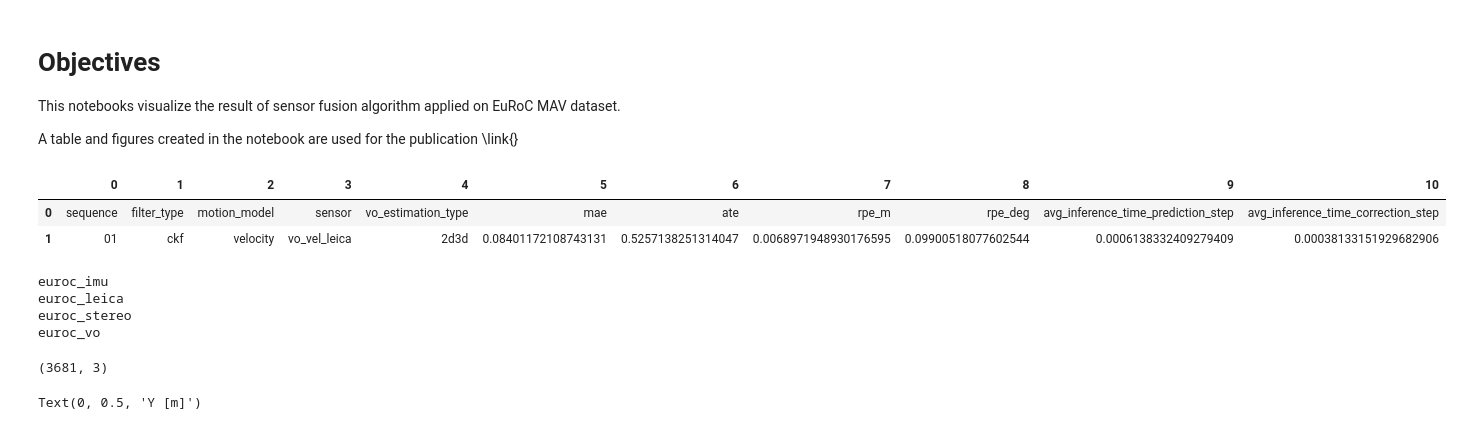
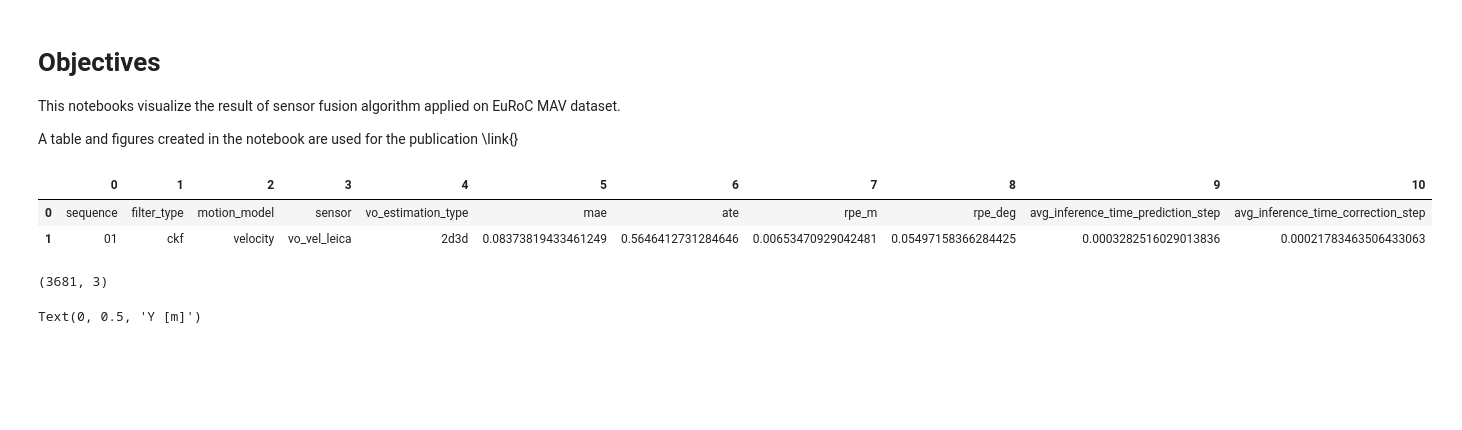
Before and after one commit to ishikawatatsuki/sensor_fusion, a Jupyter notebook: notebooks/EuRoC/conclusion/basic_experiment_summary.ipynb, the cells around one changed output. Cells and saved outputs as stored; diff of their text form; code cells hidden in the pictures; blank space fills up the shorter version.

```diff
--- a/notebooks/EuRoC/conclusion/basic_experiment_summary.ipynb
+++ b/notebooks/EuRoC/conclusion/basic_experiment_summary.ipynb
@@ -24,19 +24,19 @@ from src.common.datatypes import State, Pose
 from src.internal.dataset import EuRoC_LeiCaDataReader, EuRoC_GroundTruthDataReader
 from src.utils.geometric_transformer import GeometryTransformer, TransformationField
 # %%
-result_df = pd.read_csv("/app/outputs/EuRoC/specific_setups/results/euroc_experiment.csv", header=None)
+result_df = pd.read_csv("outputs/EuRoC/specific_setups/results_2026-02-22-22-34-56/euroc_experiment.csv", header=None)
 result_df
 # %% [output]
 |  | 0 | 1 | 2 | 3 | 4 | 5 | 6 | 7 | 8 | 9 | 10 |
 | 0 | sequence | filter_type | motion_model | sensor | vo_estimation_type | mae | ate | rpe_m | rpe_deg | avg_inference_time_prediction_step | avg_inference_time_correction_step |
-| 1 | 01 | ckf | velocity | vo_vel_leica | 2d3d | 0.08401172108743131 | 0.5257138251314047 | 0.0068971948930176595 | 0.09900518077602544 | 0.0006138332409279409 | 0.00038133151929682906 |
+| 1 | 01 | ckf | velocity | vo_vel_leica | 2d3d | 0.08373819433461249 | 0.5646412731284646 | 0.00653470929042481 | 0.05497158366284425 | 0.0003282516029013836 | 0.00021783463506433063 |
 # %%
 vo = pd.read_csv(
-    "/app/outputs/vo_estimates/pose_estimates_2d3d_euroc_improved/absolute_pose/MH_01_easy/data.csv",
+    "outputs/vo_estimates/pose_estimates_2d3d_euroc_improved/absolute_pose/mav_01/data.csv",
     header=None).values.reshape(-1, 3, 4)
 
 
-config = ExtendedConfig(config_filepath="/app/configs/euroc_config.yaml")
+config = ExtendedConfig(config_filepath="configs/euroc_config_base.yaml")
 transformer = GeometryTransformer(config.hardware)
 state = State(p=np.zeros((3, 1)), v=np.zeros((3, 1)), q=np.array([1, 0, 0, 0]).reshape(-1, 1), b_w=np.zeros((3, 1)), b_a=np.zeros((3, 1)))
 
@@ -53,11 +53,7 @@ for _vo in vo:
 vo_inertial = np.array(vo_inertial)
 vo_inertial.shape
 # %% [output]
-euroc_imu
-euroc_leica
-euroc_stereo
-euroc_vo
+(3681, 3)
-(3681, 3)
 # %%
 sequence = '01'
 drive = EUROC_SEQUENCE_MAPS.get(sequence, 'MH_01_easy')
```
Also changed, not shown: parts of 1 cell of this notebook, 13 other files.
